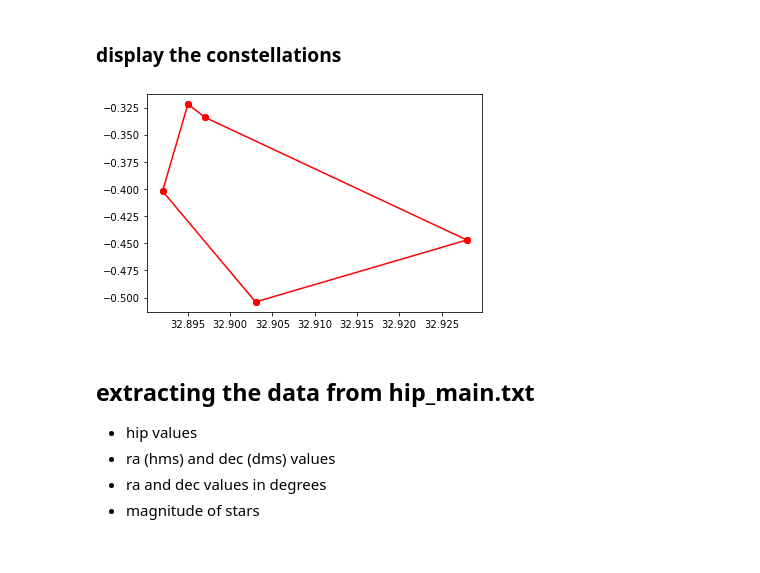
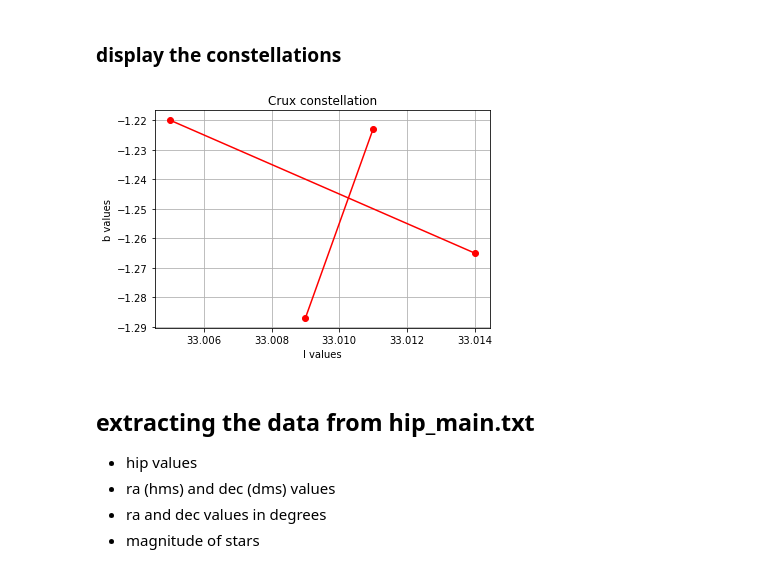
Before and after one commit to ananyaverma2/planetary-and-exoplanetary-dataset, a Jupyter notebook: Data_analysis_stars.ipynb, the cells around one changed output. Cells and saved outputs as stored; diff of their text form; code cells hidden in the pictures.

Commit message:
[STARS] added the code to save the pictures in the folder

```diff
--- a/Data_analysis_stars.ipynb
+++ b/Data_analysis_stars.ipynb
@@ -338,10 +339,15 @@ def display_constellations_by_abb(name):
     # connect successive points to form a constellation
     for i in range(0, len(x), 2):
         plt.plot(np.round(x[i:i+2],3), np.round(y[i:i+2],3), 'ro-')
+    plt.title("{} constellation".format(constellation_names[name]))
+    plt.xlabel('l values')
+    plt.ylabel('b values')
+    plt.grid()
+    plt.savefig("pictures/display_cons.jpg")
 # %%
-display_constellations_by_abb('Sct')
+display_constellations_by_abb('Cru')
 # %% [output]
-[figure, old version]
+[figure, new version]
 # %% [markdown]
 ## extracting the data from hip_main.txt
 * hip values
```
Also changed, not shown: parts of 3 cells of this notebook.
